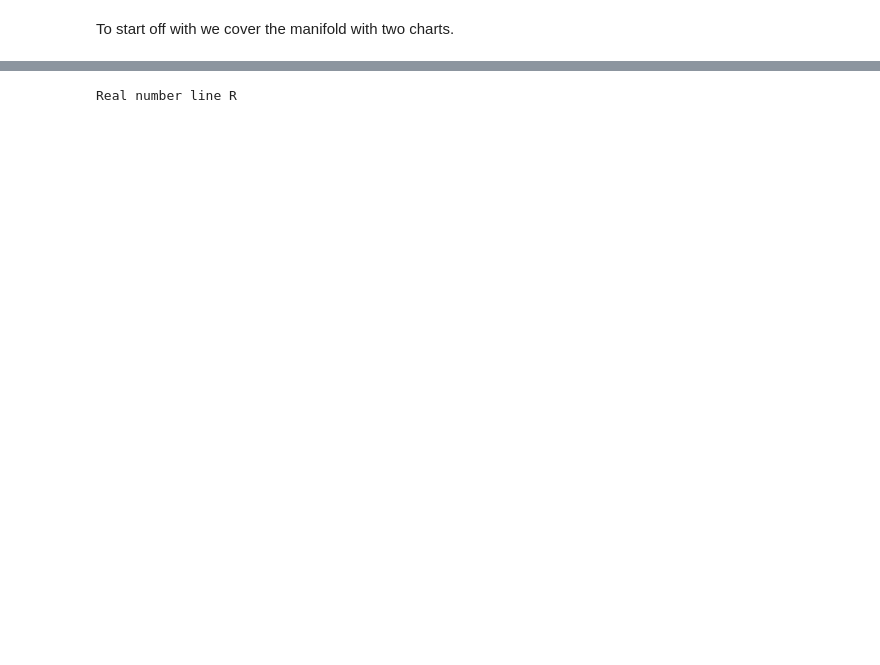
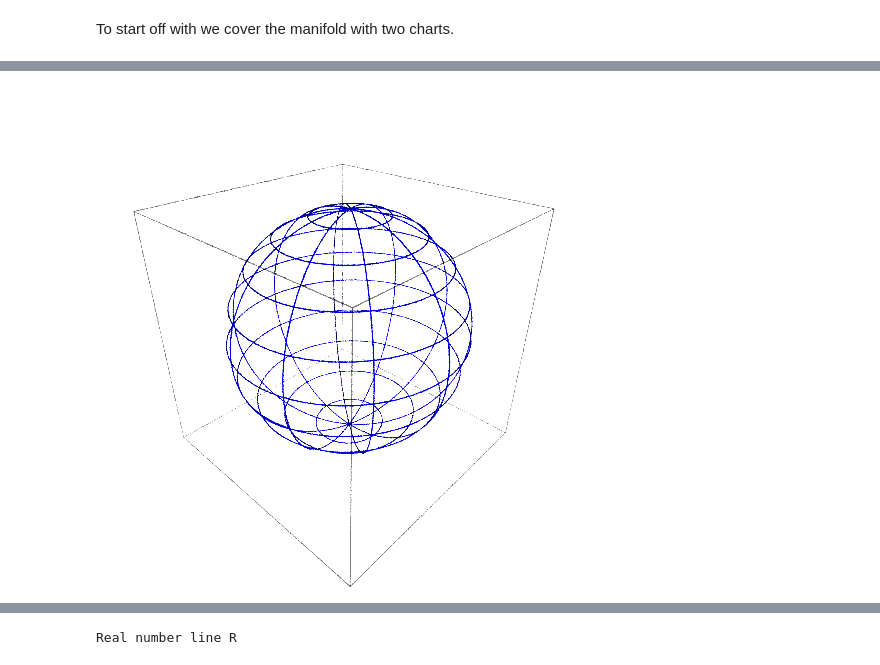
Before and after one commit to idontgetoutmuch/DifferentialGeometry, a Jupyter notebook: Mercator.ipynb, the cells around one changed output, grey strips where cells are left out. Drawn from its saved outputs; the diff is of its cells as text; code cells hidden in the pictures; blank space fills up the shorter version.

```diff
--- a/Mercator.ipynb
+++ b/Mercator.ipynb
@@ -215,0 +270,2 @@ y = yp/(xp^2 + yp^2)
+# %%
+R3 = Manifold(3, 'R^3', r'\mathbb{R}^3', start_index=1)
@@ -215,0 +276,13 @@ y = yp/(xp^2 + yp^2)
+# %%
+Phi = S2.diff_map(R3, {
+    (polar, cart): [sin(th) * cos(ph), sin(th) * sin(ph), cos(th)],
+    (mercator, cart): [cos(ze) / cosh(xi), sin(ze) / cosh(xi),
+                       sinh(xi) / cosh(xi)]
+},
+    name='Phi', latex_name=r'\Phi')
+# %%
+graph_polar = polar.plot(chart=cart, mapping=Phi, nb_values=11, color='blue')
+# %%
+show(graph_polar, viewer=viewer3D)
+# %% [output]
+[figure, added]
```
Also changed, not shown: parts of 226 cells of this notebook.
